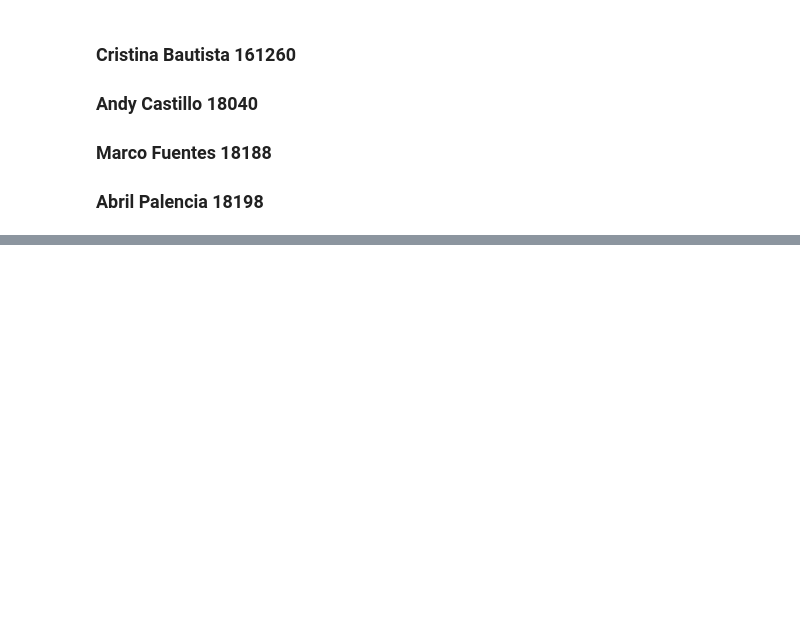
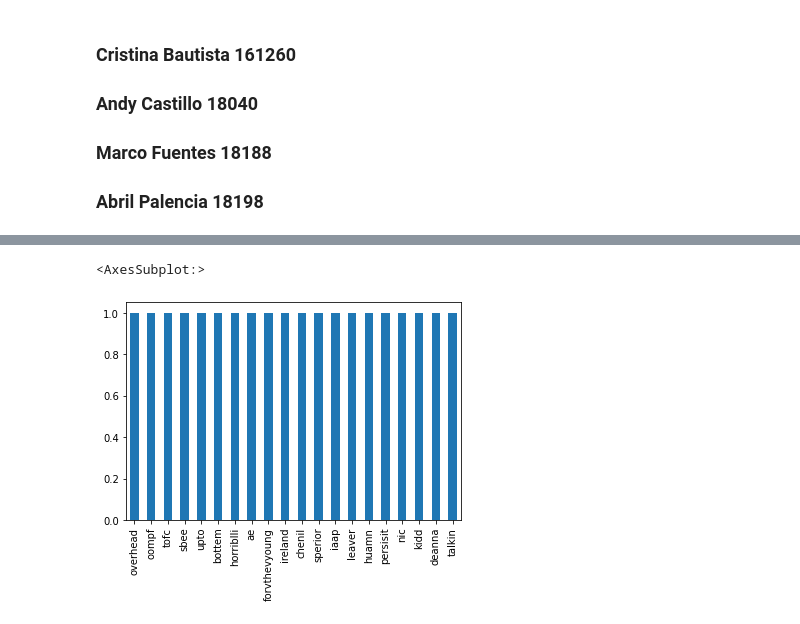
Before and after one commit to Andy5am/Lab5DS, a Jupyter notebook: Lab5DS.ipynb, the cells around one changed output, grey strips where cells are left out. Cells and saved outputs as stored; diff of their text form; code cells hidden in the pictures; blank space fills up the shorter version.

```diff
--- a/Lab5DS.ipynb
+++ b/Lab5DS.ipynb
@@ -155,0 +226,5 @@ data.head()
+# %%
+df[-20:].plot.bar()
+# %% [output]
+<AxesSubplot:>
+[figure, added]
```
Also changed, not shown: parts of 11 cells of this notebook.
